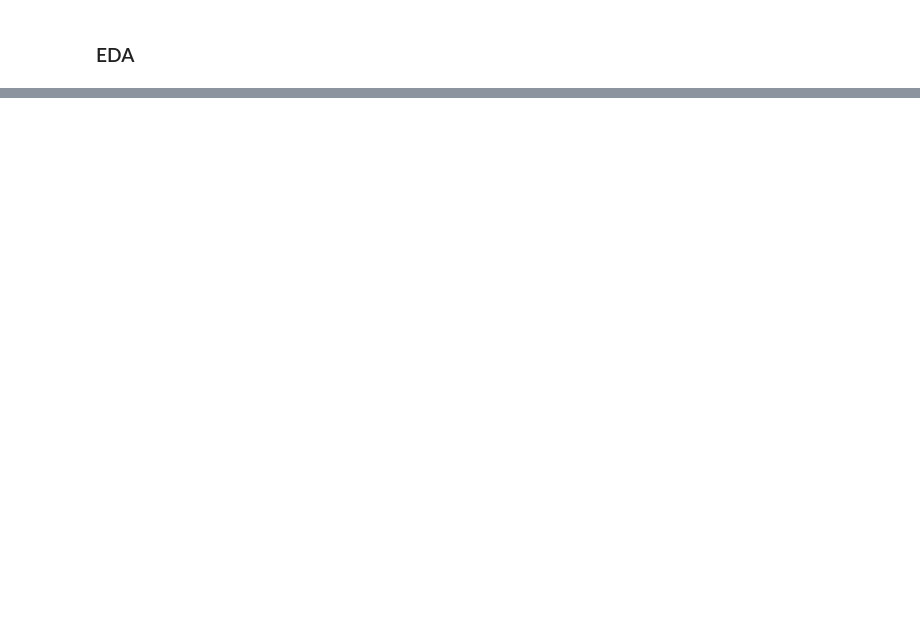
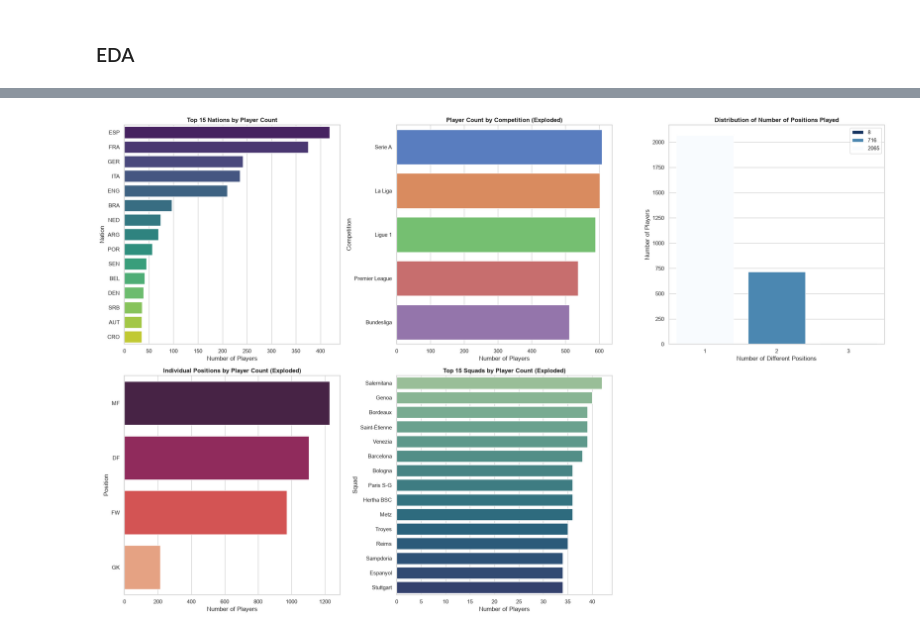
Before and after one commit to Scott-Trowers/player-architects, a Jupyter notebook: notebooks/season2122_eda.ipynb, the cells around one changed output, grey strips where cells are left out. Drawn from its saved outputs; the diff is of its cells as text; code cells hidden in the pictures; blank space fills up the shorter version.

```diff
--- a/notebooks/season2122_eda.ipynb
+++ b/notebooks/season2122_eda.ipynb
@@ -378,0 +414,62 @@ quantitative_columns = list(aggregated_player_data.select_dtypes(include='number
+# %%
+def clean_positions(pos_str):
+  if not isinstance(pos_str, str) or pd.isna(pos_str):
+      return ""
+# Keep only alphabetical characters
+  clean_str = "".join([c for c in pos_str if c.isalpha()])
+# Chunk into 2-letter position codes (e.g., 'MFDFDF' -> ['MF', 'DF', 'DF'])
+  chunks = [clean_str[i:i+2] for i in range(0, len(clean_str), 2) if len(clean_str[i:i+2]) == 2]
+# Deduplicate and sort alphabetically
+  unique_sorted = sorted(list(set(chunks)))
+  return ", ".join(unique_sorted)
+
+# Apply position cleanup to the dataset
+aggregated_player_data['Pos'] = aggregated_player_data['Pos'].apply(clean_positions)
+
+# Count the number of different positions played by each player (e.g., 'DF, MF' -> 2)
+aggregated_player_data['Num_Pos'] = aggregated_player_data['Pos'].apply(lambda x: len(x.split(', ')) if x else 0)
+# %%
+fig, axes = plt.subplots(2, 3, figsize=(22, 14))
+
+# Plot 1: Top 15 Nations by Player Count
+exploded_nations = aggregated_player_data['Nation'].str.split(', ').explode().value_counts().head(15)
+sns.barplot(x=exploded_nations.values, y=exploded_nations.index, hue=exploded_nations.index, ax=axes[0, 0], palette="viridis")
+axes[0, 0].set_title("Top 15 Nations by Player Count", fontsize=12, fontweight="bold")
+axes[0, 0].set_xlabel("Number of Players")
+axes[0, 0].set_ylabel("Nation")
+
+# Plot 2: Player Count by Competition (Counted separately)
+exploded_comps = aggregated_player_data['Comp'].str.split(', ').explode().value_counts()
+sns.barplot(x=exploded_comps.values, y=exploded_comps.index, hue=exploded_comps.index, ax=axes[0, 1], palette="muted")
+axes[0, 1].set_title("Player Count by Competition (Exploded)", fontsize=12, fontweight="bold")
+axes[0, 1].set_xlabel("Number of Players")
+axes[0, 1].set_ylabel("Competition")
+
+# Plot 3: Distribution of the Number of Positions Played
+num_pos_counts = aggregated_player_data['Num_Pos'].value_counts().sort_index()
+sns.barplot(x=num_pos_counts.index, y=num_pos_counts.values, hue=num_pos_counts.values, ax=axes[0, 2], palette="Blues_r")
+axes[0, 2].set_title("Distribution of Number of Positions Played", fontsize=12, fontweight="bold")
+axes[0, 2].set_xlabel("Number of Different Positions")
+axes[0, 2].set_ylabel("Number of Players")
+
+# Plot 4: Player Count by Individual Position (Counted separately)
+exploded_pos = aggregated_player_data['Pos'].str.split(', ').explode().value_counts()
+sns.barplot(x=exploded_pos.values, y=exploded_pos.index, hue=exploded_pos.index, ax=axes[1, 0], palette="rocket")
+axes[1, 0].set_title("Individual Positions by Player Count (Exploded)", fontsize=12, fontweight="bold")
+axes[1, 0].set_xlabel("Number of Players")
+axes[1, 0].set_ylabel("Position")
+
+# Plot 5: Top 15 Squads by Player Count (Counted separately)
+exploded_squads = aggregated_player_data['Squad'].str.split(', ').explode().value_counts().head(15)
+sns.barplot(x=exploded_squads.values, y=exploded_squads.index, hue=exploded_squads.index, ax=axes[1, 1], palette="crest")
+axes[1, 1].set_title("Top 15 Squads by Player Count (Exploded)", fontsize=12, fontweight="bold")
+axes[1, 1].set_xlabel("Number of Players")
+axes[1, 1].set_ylabel("Squad")
+
+# Remove the unused 6th subplot (bottom right)
+fig.delaxes(axes[1, 2])
+
+plt.tight_layout()
+plt.show()
+# %% [output]
+[figure, added]
```
Also changed, not shown: parts of 11 cells of this notebook, 2 other files.
